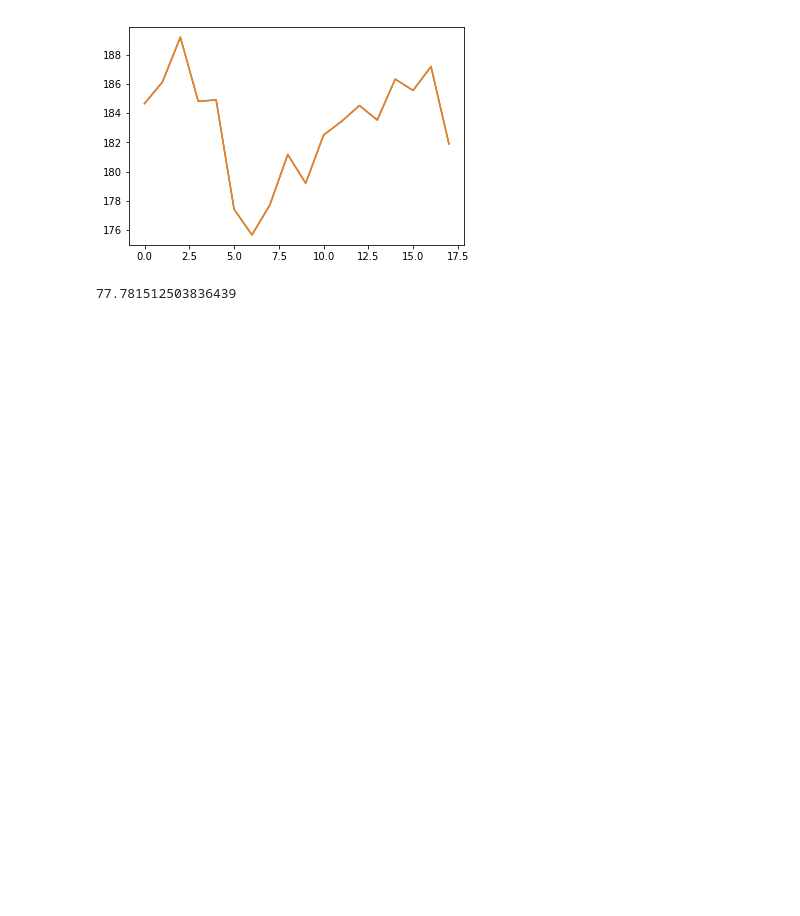
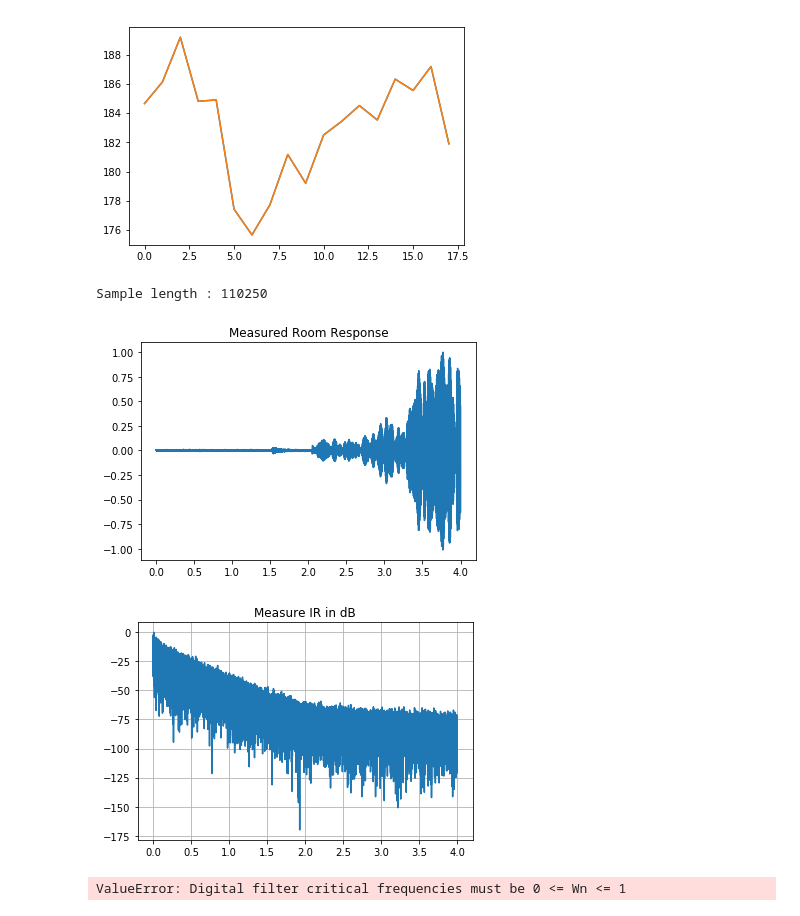
Before and after one commit to ndimubanzisenga/BuildingAcoustics, a Jupyter notebook: src/scripts/test.ipynb, the cells around one changed output. Drawn from its saved outputs; the diff is of its cells as text; code cells hidden in the pictures; blank space fills up the shorter version.

Commit message:
test of reverberation time

```diff
--- a/src/scripts/test.ipynb
+++ b/src/scripts/test.ipynb
@@ -24,11 +24,11 @@ class Test(object):
 
         self.gen = Generator(fs, duration, state) #generate n_channels dimension signal
         if noise_type == 'sine_sweep':
-            self.signal, self.reverse_signal = self.gen.noise(noise_type, [50., 8000.])
+            self.signal, self.reverse_signal = self.gen.noise(noise_type, [f_start, f_stop])
         else:
             self.signal = self.gen.noise(noise_type)
         self.signal = self.signal[None, ...]
-        self.building_acoustics = BuildingAcousticsMeasurement(f_start=f_start, f_stop=f_stop, fraction=3)
+        self.building_acoustics = BuildingAcousticsMeasurement(f_start=100., f_stop=3150., fraction=fraction)
 
 
         if DEBUG:
@@ -473,7 +473,3 @@ plt.plot(level)
 plt.show()
 # %% [output]
 [figure]
-# %%
-10 * np.log10(1200 / 2e-5)
-# %% [output]
-77.781512503836439
@@ -481,0 +476,46 @@ plt.xlabel()
+# %%
+duration = 10
+f_start=100.
+f_stop=5000.
+fraction = 1
+fs = 11025
+noise_type='sine_sweep'
+
+test = Test(fs=fs, noise_type=noise_type, f_start=f_start, f_stop=f_stop, fraction=fraction)
+
+
+room_response = np.load('../../data/RT-Test/stair-case/2018-06-27-122815/source/5.npy')
+rr = room_response[0:]
+rr = rr / rr.max()
+
+ir_data = test.gen.estimate_impulse_response(rr, test.reverse_signal)
+
+t = np.arange(ir_data.size)/fs
+T = fs*4
+
+#wavio.write('../../data/home/record_sweep_3_ir.wav', ir_data, room_response.rate, sampwidth=room_response.sampwidth)
+ir_data_abs = abs(ir_data)
+db = 20 * np.log10(ir_data_abs / ir_data_abs.max())
+
+plt.plot(t[:T], rr[:T])
+plt.title('Measured Room Response')
+plt.show()
+
+plt.plot(t[:T], db[:T])
+plt.title('Measure IR in dB')
+#x_ = np.argmax(ir_data)
+#plt.xlim([x_, x_+44100])
+plt.grid()
+plt.show()
+
+ir_data = ir_data[:fs*1.5]
+
+reverberation_time = test.reverberation_time(ir_data, fs, 'impulse', 't10')
+plt.figure()
+plt.plot(reverberation_time)
+plt.show()
+# %% [output]
+Sample length : 110250
+[figure, added]
+[figure, added]
+ValueError: Digital filter critical frequencies must be 0 <= Wn <= 1
```
Also changed, not shown: parts of 5 cells of this notebook.
